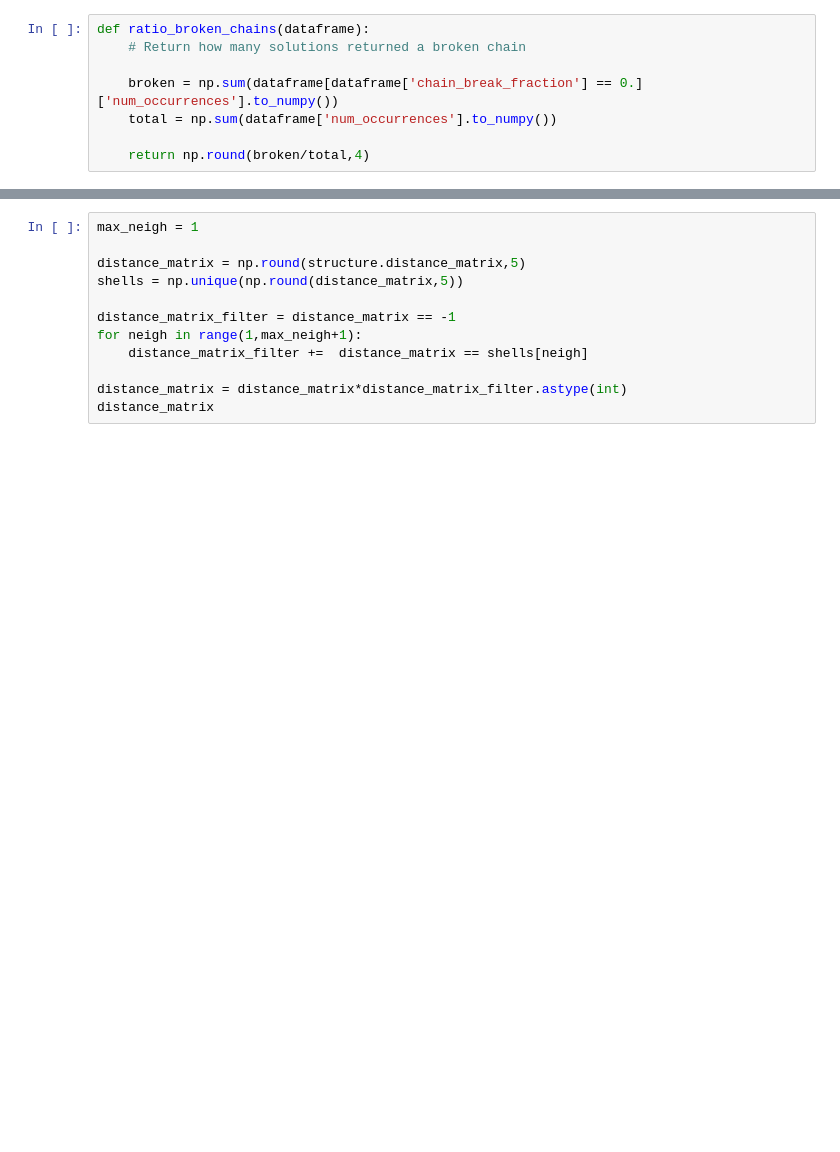
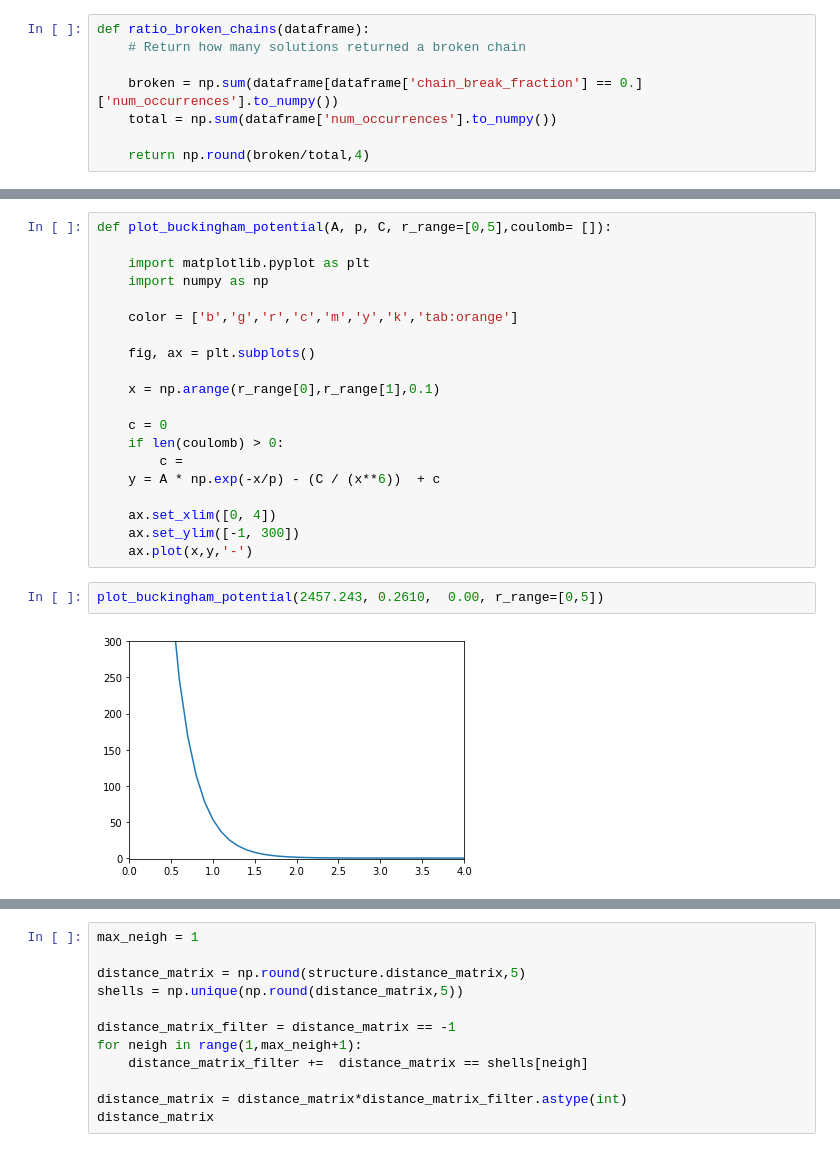
Before and after one commit to cmc-ucl/quantum_computing, a Jupyter notebook: AQC_CMC_workflow.ipynb, the cells around one changed output, grey strips where cells are left out. Drawn from its saved outputs; the diff is of its cells as text; blank space fills up the shorter version.

```diff
--- a/AQC_CMC_workflow.ipynb
+++ b/AQC_CMC_workflow.ipynb
@@ -844,0 +836,24 @@ array([0])
+# %%
+def plot_buckingham_potential(A, p, C, r_range=[0,5],coulomb= []):
+
+    import matplotlib.pyplot as plt
+    import numpy as np
+
+    color = ['b','g','r','c','m','y','k','tab:orange']
+
+    fig, ax = plt.subplots()
+
+    x = np.arange(r_range[0],r_range[1],0.1)
+
+    c = 0
+    if len(coulomb) > 0:
+        c =
+    y = A * np.exp(-x/p) - (C / (x**6))  + c
+
+    ax.set_xlim([0, 4])
+    ax.set_ylim([-1, 300])
+    ax.plot(x,y,'-')
+# %%
+plot_buckingham_potential(2457.243, 0.2610,  0.00, r_range=[0,5])
+# %% [output]
+[figure, added]
```
Also changed, not shown: parts of 31 cells of this notebook.
